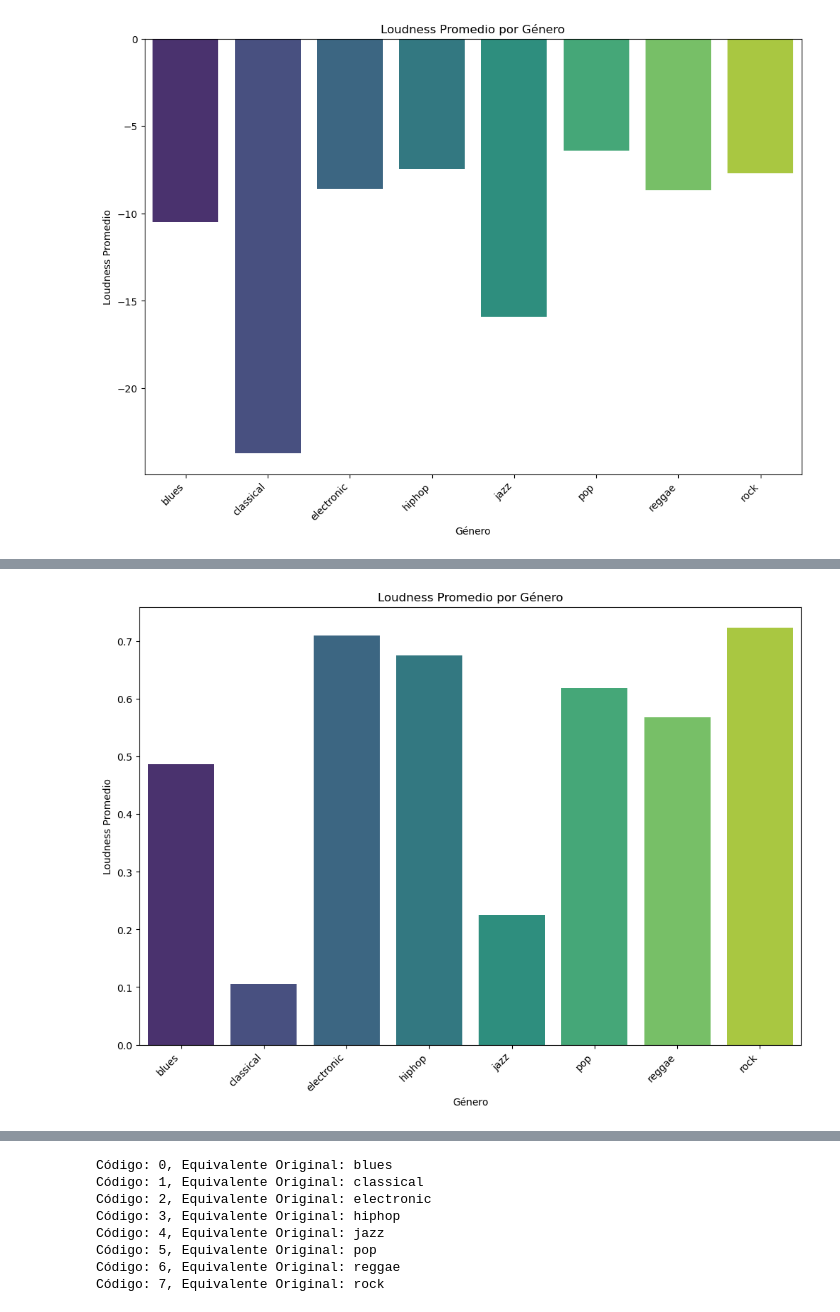
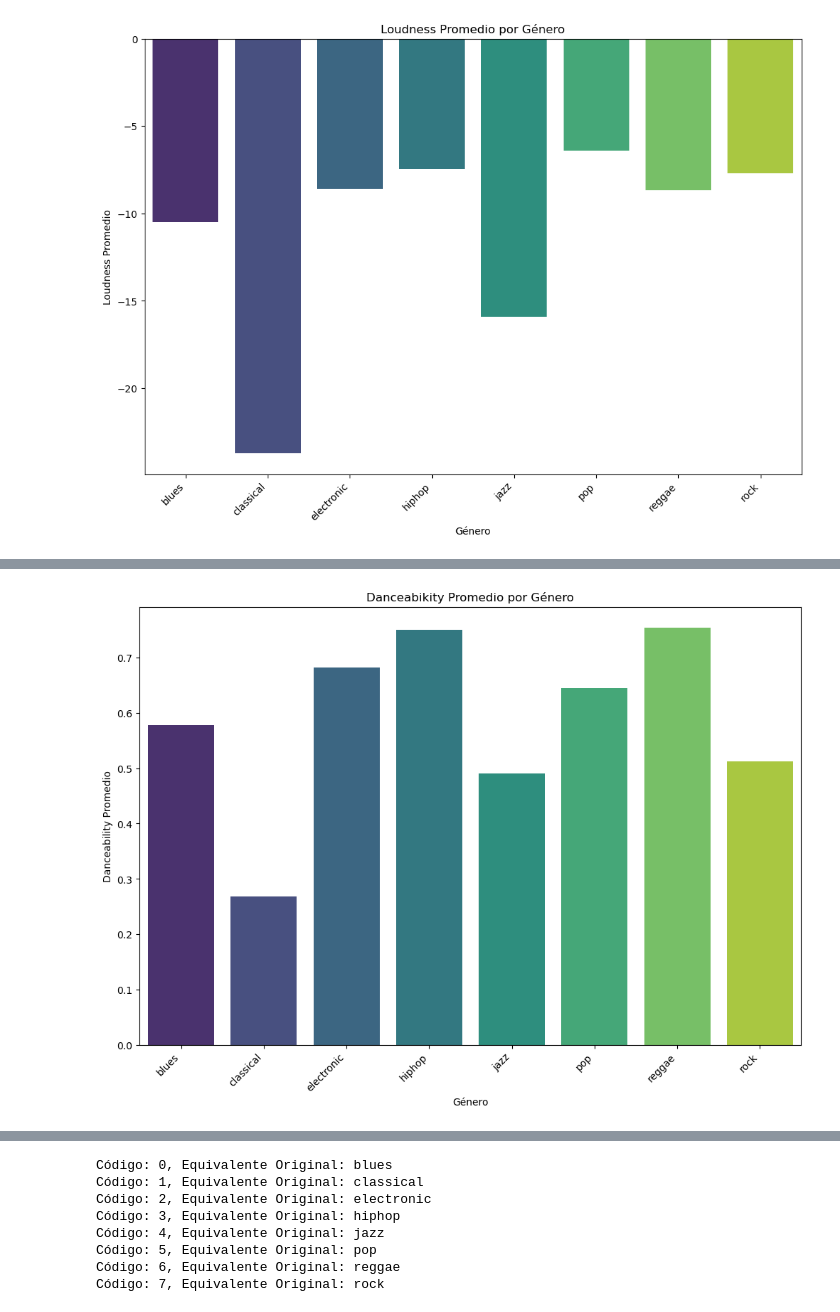
Before and after one commit to AlexV0611/Project, a Jupyter notebook: Modelo_proyecto_definitivo.v2.ipynb, the cells around one changed output, grey strips where cells are left out. Saved outputs shown, nothing was run; the diff lists cells and outputs as text; code cells hidden in the pictures.

```diff
--- a/Modelo_proyecto_definitivo.v2.ipynb
+++ b/Modelo_proyecto_definitivo.v2.ipynb
@@ -316,11 +338,11 @@ plt.show()
 # %%
 # Crear el gráfico de barras
 plt.figure(figsize=(12, 8))
-sns.barplot(x='genre', y='energy', data=df_features, ci=None, estimator='mean', palette='viridis')
-plt.title('Loudness Promedio por Género')
+sns.barplot(x='genre', y='danceability', data=df_features, ci=None, estimator='mean', palette='viridis')
+plt.title('Danceabikity Promedio por Género')
 plt.xlabel('Género')
-plt.ylabel('Loudness Promedio')
+plt.ylabel('Danceability Promedio')
 plt.xticks(rotation=45, ha='right')  # Rotar las etiquetas del eje x para mayor claridad
 plt.show()
 # %% [output]
-[figure, old version]
+[figure, new version]
```
Also changed, not shown: parts of 31 cells of this notebook.
